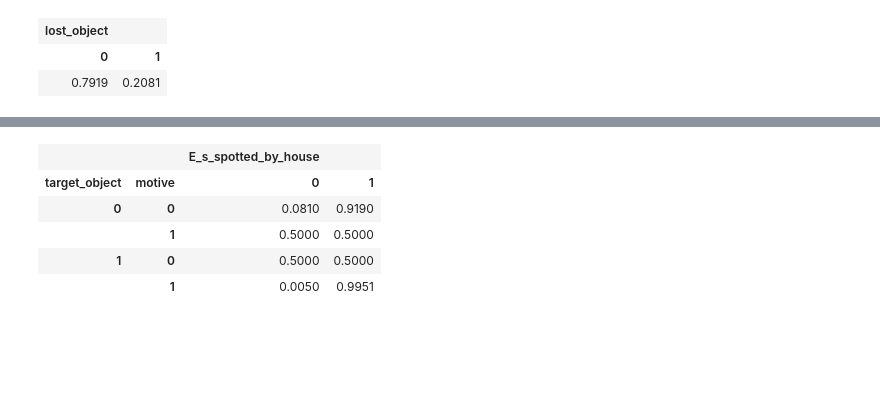
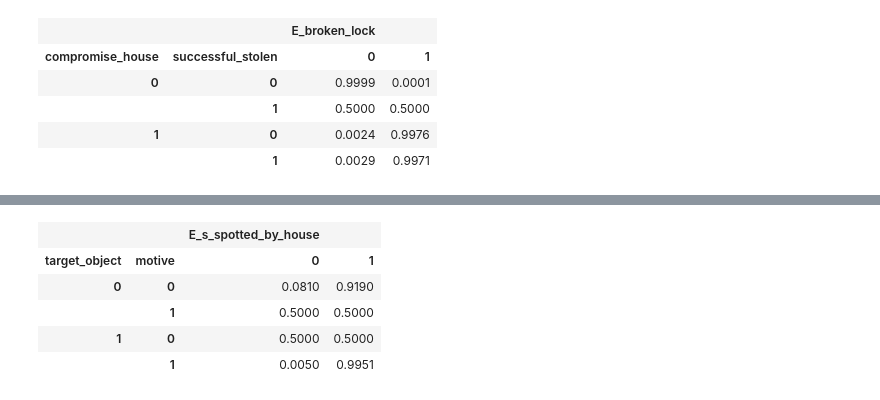
Before and after one commit to aludi/evaluatingScenarioBNs2023, a Jupyter notebook: BayesianJupyter.ipynb, the cells around one changed output, grey strips where cells are left out. Cells and saved outputs as stored; diff of their text form; code cells hidden in the pictures; blank space fills up the shorter version.

```diff
--- a/BayesianJupyter.ipynb
+++ b/BayesianJupyter.ipynb
@@ -25,11 +25,14 @@ gim.exportInference(bnK2, "BayesNets/K2BN.pdf", evs={})
 # %% [output]
 [drawing not drawn]
 # %%
-bnK2.cpt("lost_object")
+bnK2.cpt("E_broken_lock")
 # %% [output]
-| lost_object |  |
-| 0 | 1 |
-| 0.7919 | 0.2081 |
+|  |  | E_broken_lock |  |
+| compromise_house | successful_stolen | 0 | 1 |
+| 0 | 0 | 0.9999 | 0.0001 |
+|  | 1 | 0.5000 | 0.5000 |
+| 1 | 0 | 0.0024 | 0.9976 |
+|  | 1 | 0.0029 | 0.9971 |
 # %%
 gnb.showInference(bnK2,evs={"E_object_is_gone":0, "E_broken_lock": 0, "E_s_spotted_with_goodie": 1})
 # %% [output]
```
Also changed, not shown: 2 other files.
